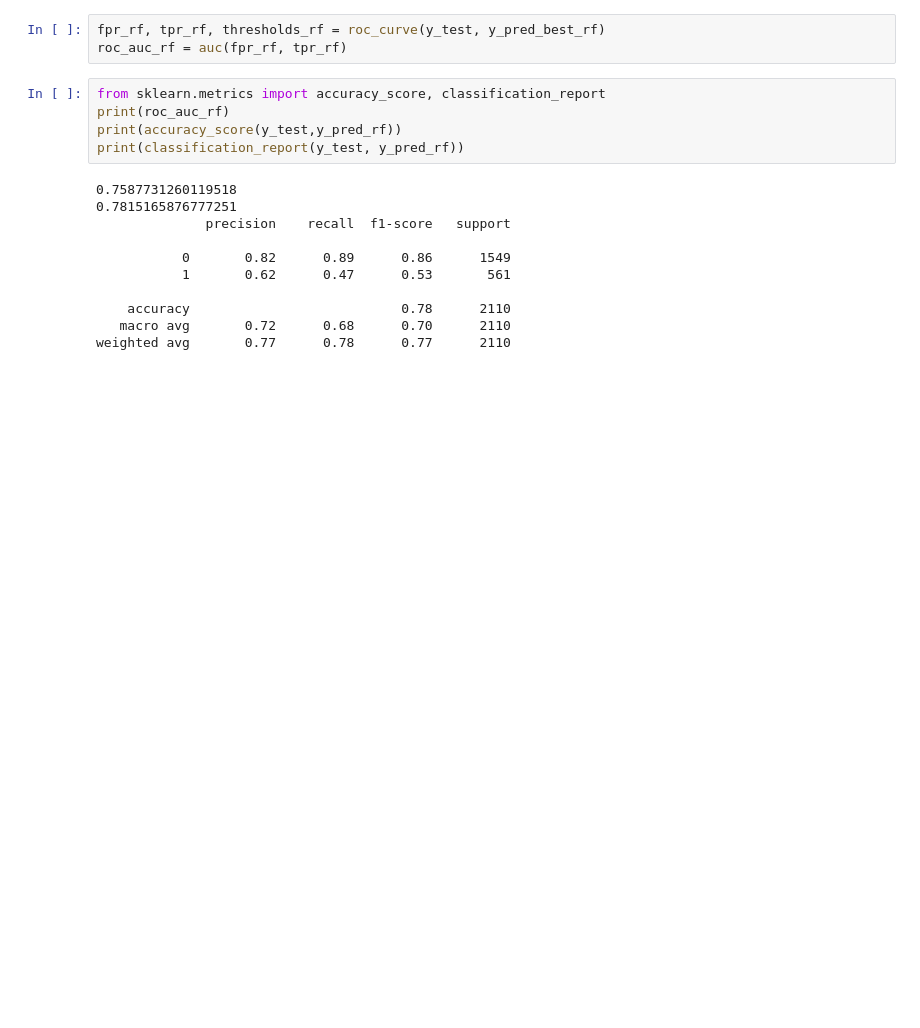
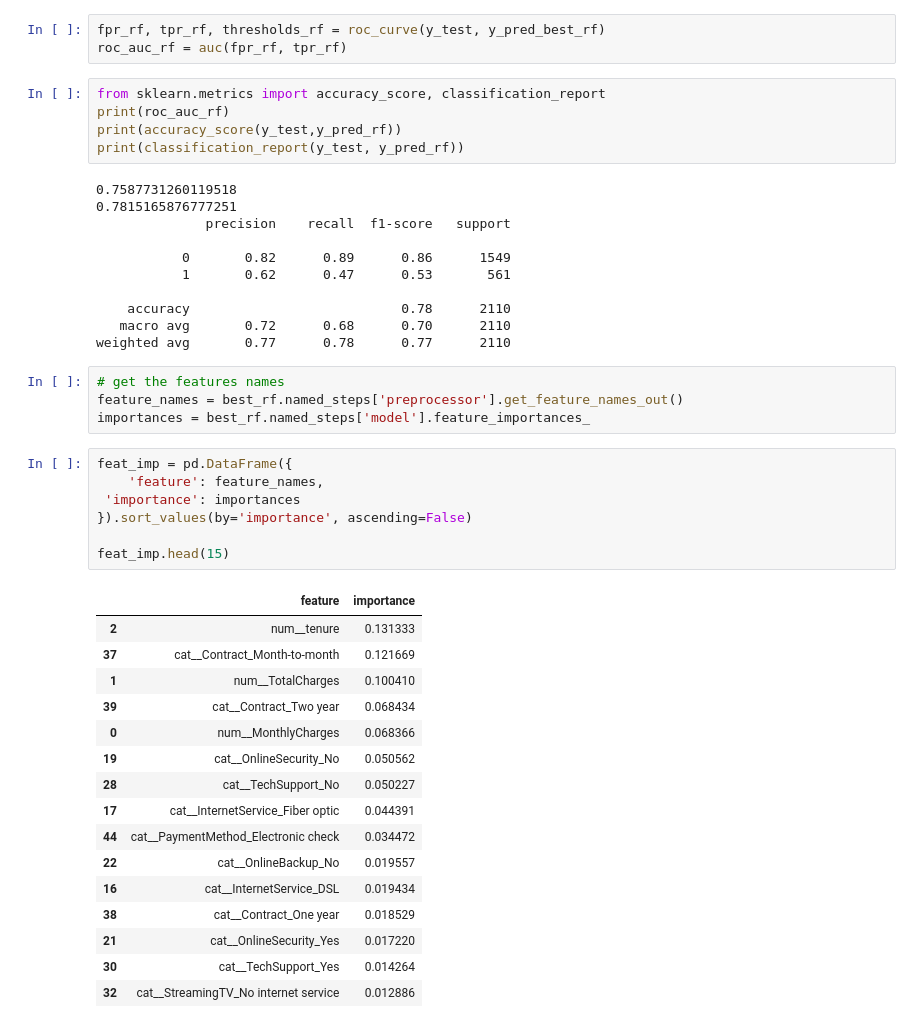
Before and after one commit to dilliram-code/telecom-customer-churn-prediction, a Jupyter notebook: data_preprocessing/dataset_training.ipynb, the cells around one changed output. Drawn from its saved outputs; the diff is of its cells as text; blank space fills up the shorter version.

Commit message:
get the feature ranking by their importances

```diff
--- a/data_preprocessing/dataset_training.ipynb
+++ b/data_preprocessing/dataset_training.ipynb
@@ -449,3 +449,31 @@ print(classification_report(y_test, y_pred_rf))
     accuracy                           0.78      2110
    macro avg       0.72      0.68      0.70      2110
 weighted avg       0.77      0.78      0.77      2110
+# %%
+# get the features names
+feature_names = best_rf.named_steps['preprocessor'].get_feature_names_out()
+importances = best_rf.named_steps['model'].feature_importances_
+# %%
+feat_imp = pd.DataFrame({
+	'feature': feature_names,
+ 'importance': importances
+}).sort_values(by='importance', ascending=False)
+
+feat_imp.head(15)
+# %% [output]
+|  | feature | importance |
+| 2 | num__tenure | 0.131333 |
+| 37 | cat__Contract_Month-to-month | 0.121669 |
+| 1 | num__TotalCharges | 0.100410 |
+| 39 | cat__Contract_Two year | 0.068434 |
+| 0 | num__MonthlyCharges | 0.068366 |
+| 19 | cat__OnlineSecurity_No | 0.050562 |
+| 28 | cat__TechSupport_No | 0.050227 |
+| 17 | cat__InternetService_Fiber optic | 0.044391 |
+| 44 | cat__PaymentMethod_Electronic check | 0.034472 |
+| 22 | cat__OnlineBackup_No | 0.019557 |
+| 16 | cat__InternetService_DSL | 0.019434 |
+| 38 | cat__Contract_One year | 0.018529 |
+| 21 | cat__OnlineSecurity_Yes | 0.017220 |
+| 30 | cat__TechSupport_Yes | 0.014264 |
+| 32 | cat__StreamingTV_No internet service | 0.012886 |
```
